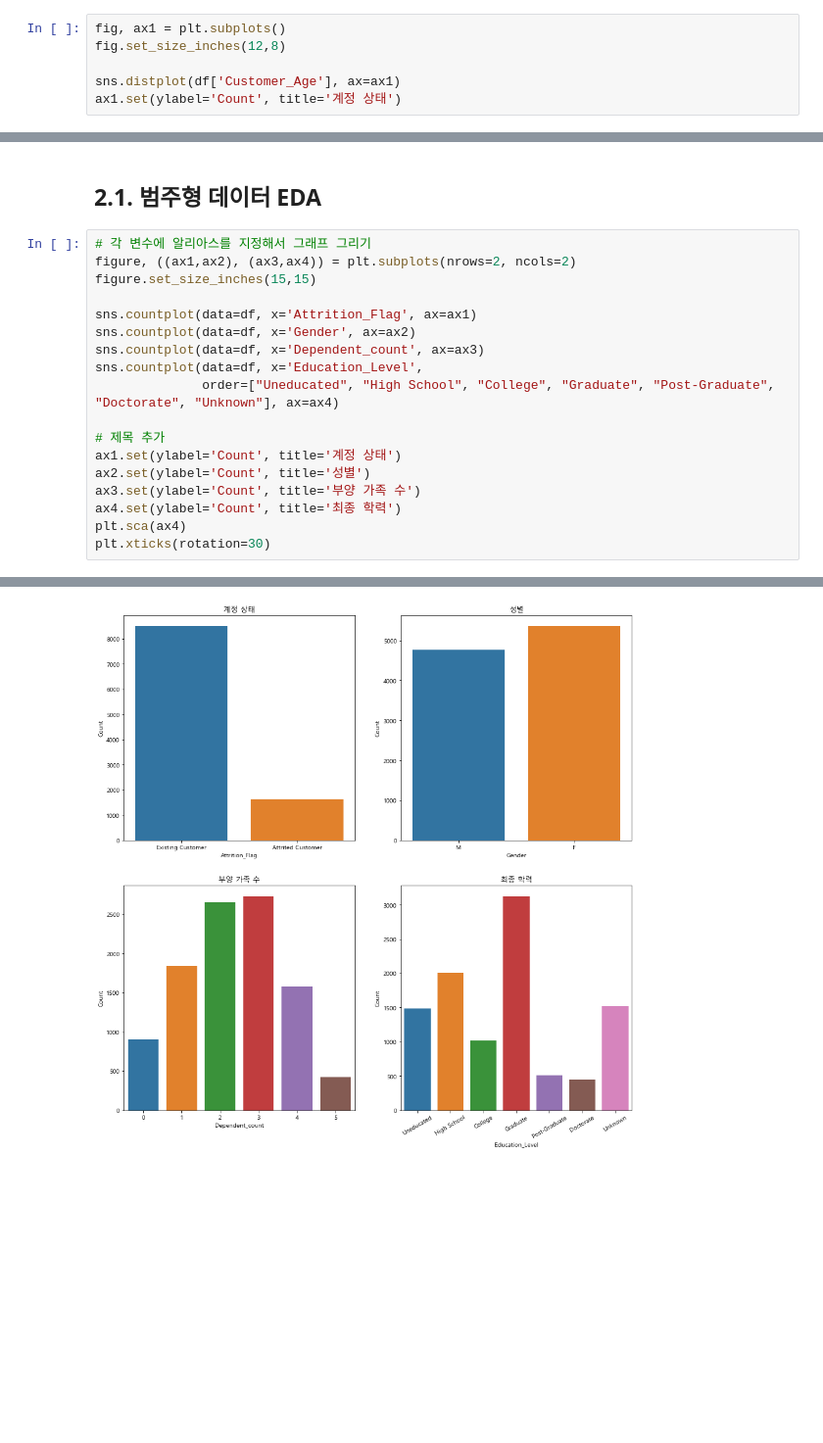
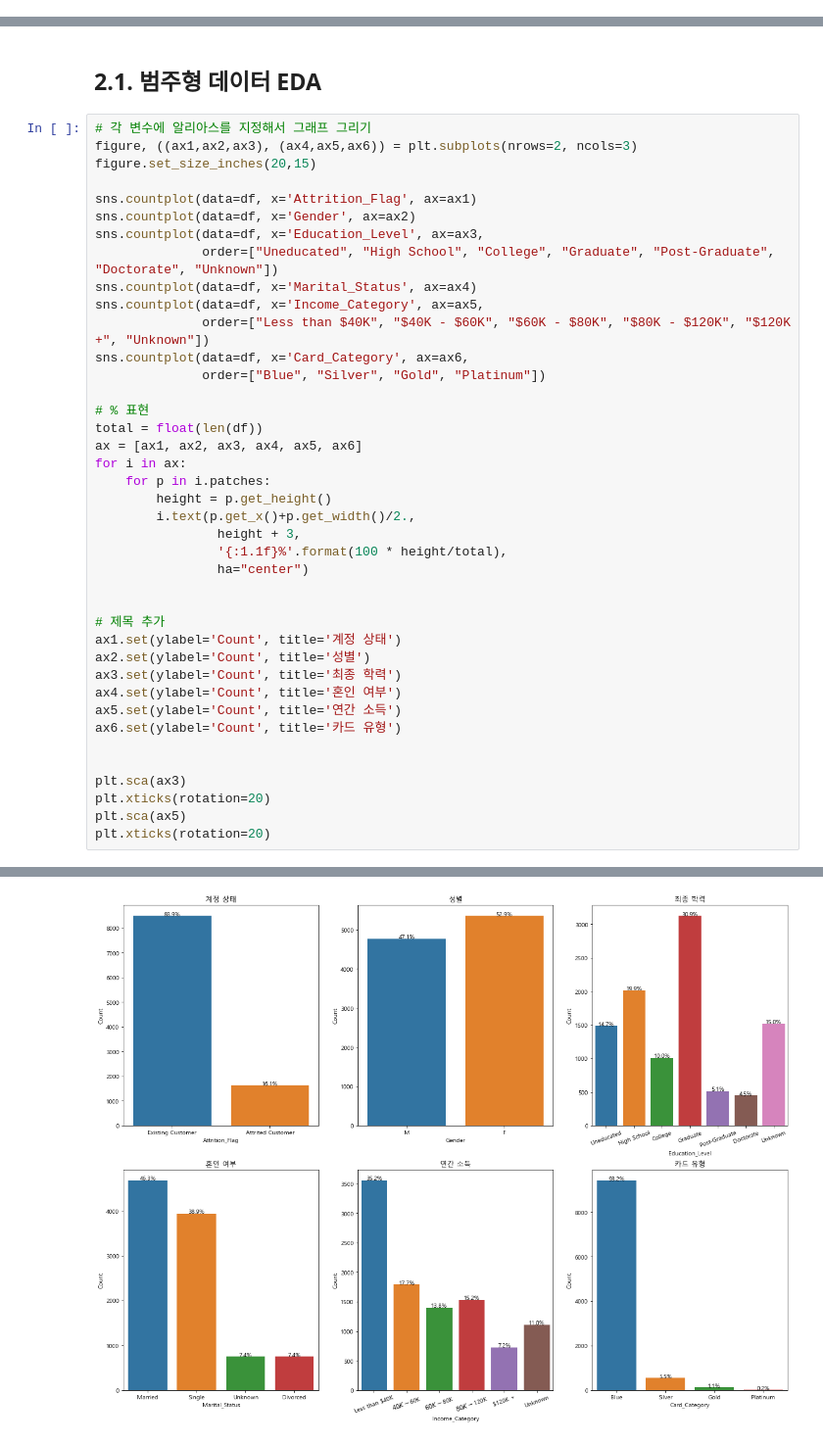
Before and after one commit to Jeong-Bin/DA-PROJECT, a Jupyter notebook: PROJECT_6 신용카드 고객 분석 및 이탈고객 예측.ipynb, the cells around one changed output, grey strips where cells are left out. Shown at 98% size. Saved outputs shown, nothing was run; the diff lists cells and outputs as text; blank space fills up the shorter version.

```diff
--- a/PROJECT_6 신용카드 고객 분석 및 이탈고객 예측.ipynb
+++ b/PROJECT_6 신용카드 고객 분석 및 이탈고객 예측.ipynb
@@ -104,9 +105,3 @@ else :  # Mac인 경우 애플고딕
 
 # 그래프에서 마이너스 기호가 표시되도록 하는 설정
 matplotlib.rcParams['axes.unicode_minus'] = False
-# %%
-fig, ax1 = plt.subplots()
-fig.set_size_inches(12,8)
-
-sns.distplot(df['Customer_Age'], ax=ax1)
-ax1.set(ylabel='Count', title='계정 상태')
@@ -119,20 +111,42 @@ ax1.set(ylabel='Count', title='계정 상태')
 ## 2.1. 범주형 데이터 EDA
 # %%
 # 각 변수에 알리아스를 지정해서 그래프 그리기
-figure, ((ax1,ax2), (ax3,ax4)) = plt.subplots(nrows=2, ncols=2)
-figure.set_size_inches(15,15)
+figure, ((ax1,ax2,ax3), (ax4,ax5,ax6)) = plt.subplots(nrows=2, ncols=3)
+figure.set_size_inches(20,15)
 
 sns.countplot(data=df, x='Attrition_Flag', ax=ax1)
 sns.countplot(data=df, x='Gender', ax=ax2)
-sns.countplot(data=df, x='Dependent_count', ax=ax3)
-sns.countplot(data=df, x='Education_Level',
-              order=["Uneducated", "High School", "College", "Graduate", "Post-Graduate", "Doctorate", "Unknown"], ax=ax4)
+sns.countplot(data=df, x='Education_Level', ax=ax3,
+              order=["Uneducated", "High School", "College", "Graduate", "Post-Graduate", "Doctorate", "Unknown"])
+sns.countplot(data=df, x='Marital_Status', ax=ax4)
+sns.countplot(data=df, x='Income_Category', ax=ax5,
+              order=["Less than $40K", "$40K - $60K", "$60K - $80K", "$80K - $120K", "$120K +", "Unknown"])
+sns.countplot(data=df, x='Card_Category', ax=ax6,
+              order=["Blue", "Silver", "Gold", "Platinum"])
+
+# % 표현
+total = float(len(df))
+ax = [ax1, ax2, ax3, ax4, ax5, ax6]
+for i in ax:
+    for p in i.patches:
+        height = p.get_height()
+        i.text(p.get_x()+p.get_width()/2.,
+                height + 3,
+                '{:1.1f}%'.format(100 * height/total),
+                ha="center")
+
 
 # 제목 추가
 ax1.set(ylabel='Count', title='계정 상태')
 ax2.set(ylabel='Count', title='성별')
-ax3.set(ylabel='Count', title='부양 가족 수')
-ax4.set(ylabel='Count', title='최종 학력')
-plt.sca(ax4)
-plt.xticks(rotation=30)
+ax3.set(ylabel='Count', title='최종 학력')
+ax4.set(ylabel='Count', title='혼인 여부')
+ax5.set(ylabel='Count', title='연간 소득')
+ax6.set(ylabel='Count', title='카드 유형')
+
+
+plt.sca(ax3)
+plt.xticks(rotation=20)
+plt.sca(ax5)
+plt.xticks(rotation=20)
 # %% [output]
@@ -147 +160 @@ plt.xticks(rotation=30)
-[figure, old version]
+[figure, new version]
```
Also changed, not shown: parts of 10 cells of this notebook.
